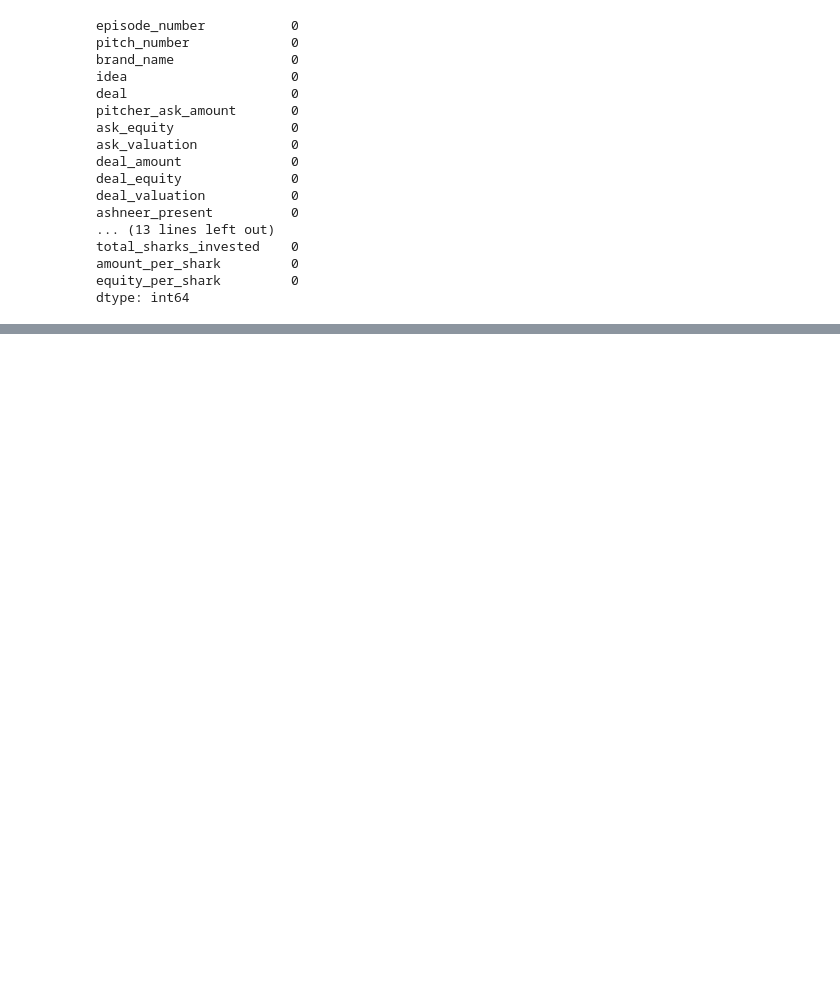
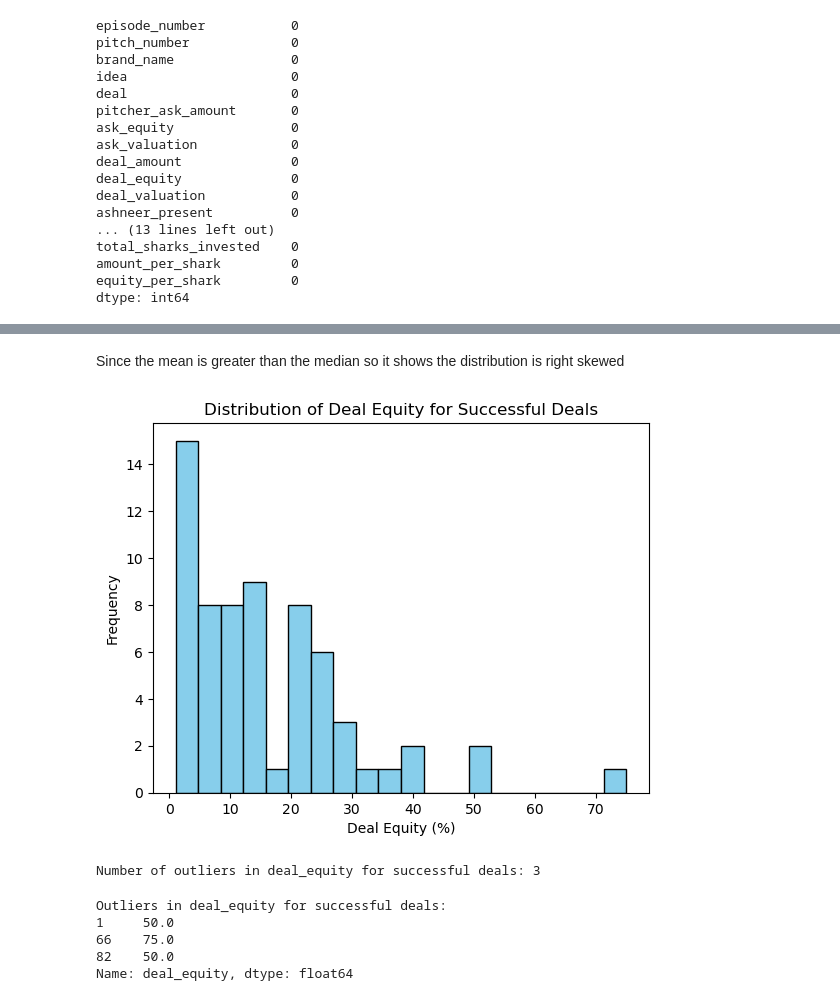
Before and after one commit to SagarSingh2004/exploratory-data-analysis-practice, a Jupyter notebook: Shark_Tank_India_Case_Study/Shark_Tank_India_EDA.ipynb, the cells around one changed output, grey strips where cells are left out. Drawn from its saved outputs; the diff is of its cells as text; code cells hidden in the pictures; blank space fills up the shorter version.

```diff
--- a/Shark_Tank_India_Case_Study/Shark_Tank_India_EDA.ipynb
+++ b/Shark_Tank_India_Case_Study/Shark_Tank_India_EDA.ipynb
@@ -247,0 +312,4 @@ Median deal amount for successful deals: 50.00
+# %%
+#Checking the distribution of deal_equity and is there any outlier present in the column deal_equity for successful deals i.e. deal = 1
+deal_data = df[df['deal']==1]['deal_equity']
+deal_data.describe()
@@ -247,0 +326,32 @@ Median deal amount for successful deals: 50.00
+# %% [markdown]
+Since the mean is greater than the median so it shows the distribution is right skewed
+# %%
+#visualizing the distribution of deal_equity for successful deals using histogram
+deal_data.plot(kind='hist', bins=20, color='skyblue', edgecolor='black')
+plt.title('Distribution of Deal Equity for Successful Deals')
+plt.xlabel('Deal Equity (%)')
+plt.ylabel('Frequency')
+plt.show()
+# %% [output]
+[figure, added]
+# %%
+#Checking for outliers in the column deal_equity for successful deals using IQR method
+Q1 = deal_data.quantile(0.25)
+Q3 = deal_data.quantile(0.75)
+IQR = Q3 - Q1
+lower_bound = Q1 - 1.5 * IQR
+upper_bound = Q3 + 1.5 * IQR
+outliers = deal_data[(deal_data < lower_bound) | (deal_data > upper_bound)]
+print(f"Number of outliers in deal_equity for successful deals: {outliers.count()}")
+# %% [output]
+Number of outliers in deal_equity for successful deals: 3
+# %%
+#Showing the outliers in the column deal_equity for successful deals
+print("Outliers in deal_equity for successful deals:")
+print(outliers)
+# %% [output]
+Outliers in deal_equity for successful deals:
+1     50.0
+66    75.0
+82    50.0
+Name: deal_equity, dtype: float64
```
Also changed, not shown: parts of 40 cells of this notebook.
